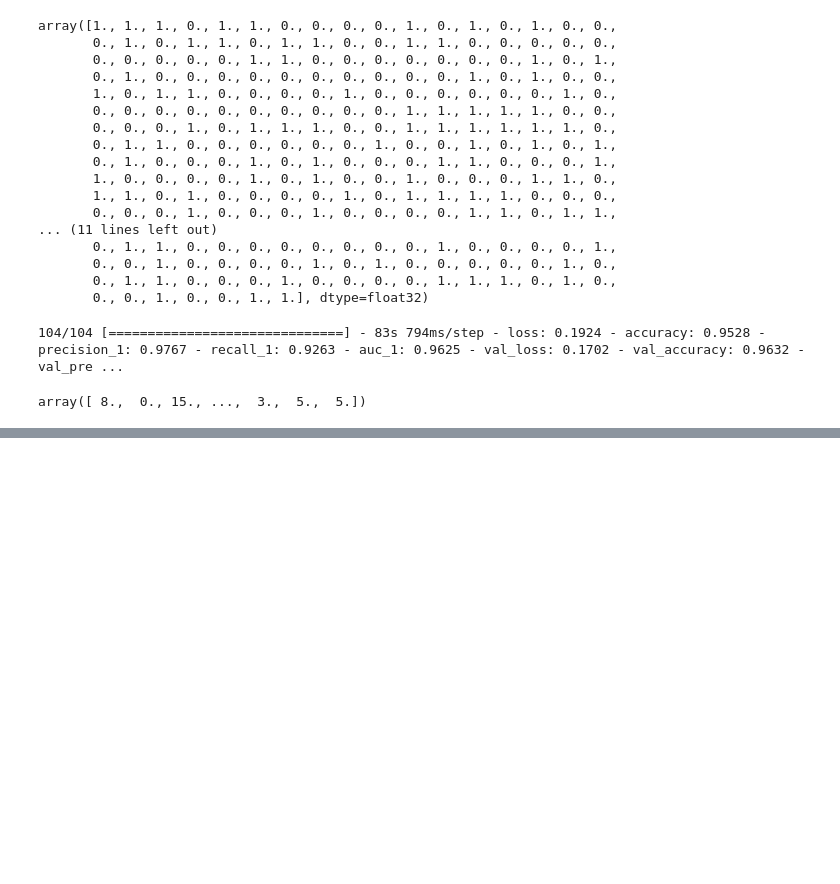
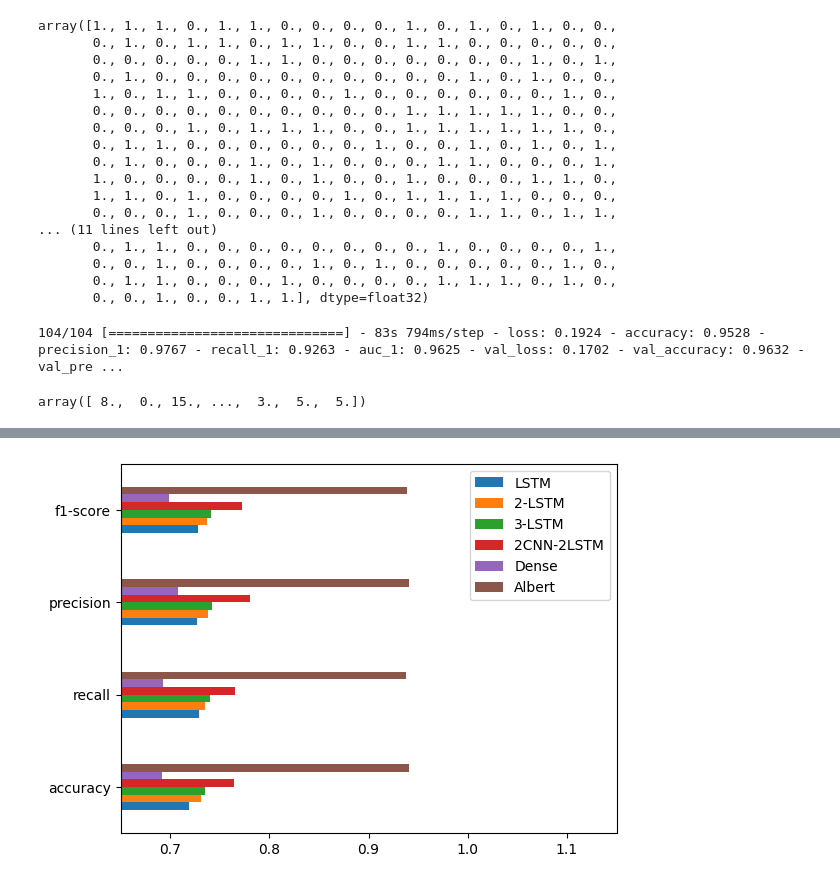
Before and after one commit to RedBatProject/Works, a Jupyter notebook: work_37 corona.ipynb, the cells around one changed output, grey strips where cells are left out. Drawn from its saved outputs; the diff is of its cells as text; code cells hidden in the pictures; blank space fills up the shorter version.

```diff
--- a/work_37 corona.ipynb
+++ b/work_37 corona.ipynb
@@ -1736,0 +1391,5 @@ p.to_csv('/content/drive/MyDrive/emotion-detection/performance2.csv')
+# %%
+result['Albert'] = [accuracy_score(yt,yp),recall_score(yt,yp,average='macro'),precision_score(yt,yp,average='macro'),f1_score(yt,yp,average='macro')]
+# ,precision_recall_curve(yt,yp,average='weighted'),roc_auc_score(yt,yp,average='weighted')
+# %%
+result.index = ['accuracy','recall','precision','f1-score']
@@ -1736,0 +1406,2 @@ p.to_csv('/content/drive/MyDrive/emotion-detection/performance2.csv')
+# %%
+f=result
@@ -1736,0 +1411,7 @@ p.to_csv('/content/drive/MyDrive/emotion-detection/performance2.csv')
+# %%
+f.plot(kind='barh')
+plt.xlim(0.65,1.15)
+plt.savefig('/content/drive/MyDrive/work 37 corona /result/performance.png',bbox_inches='tight')
+f.to_csv('/content/drive/MyDrive/work 37 corona /result/performance.csv')
+# %% [output]
+[figure, added]
```
Also changed, not shown: parts of 87 cells of this notebook.
